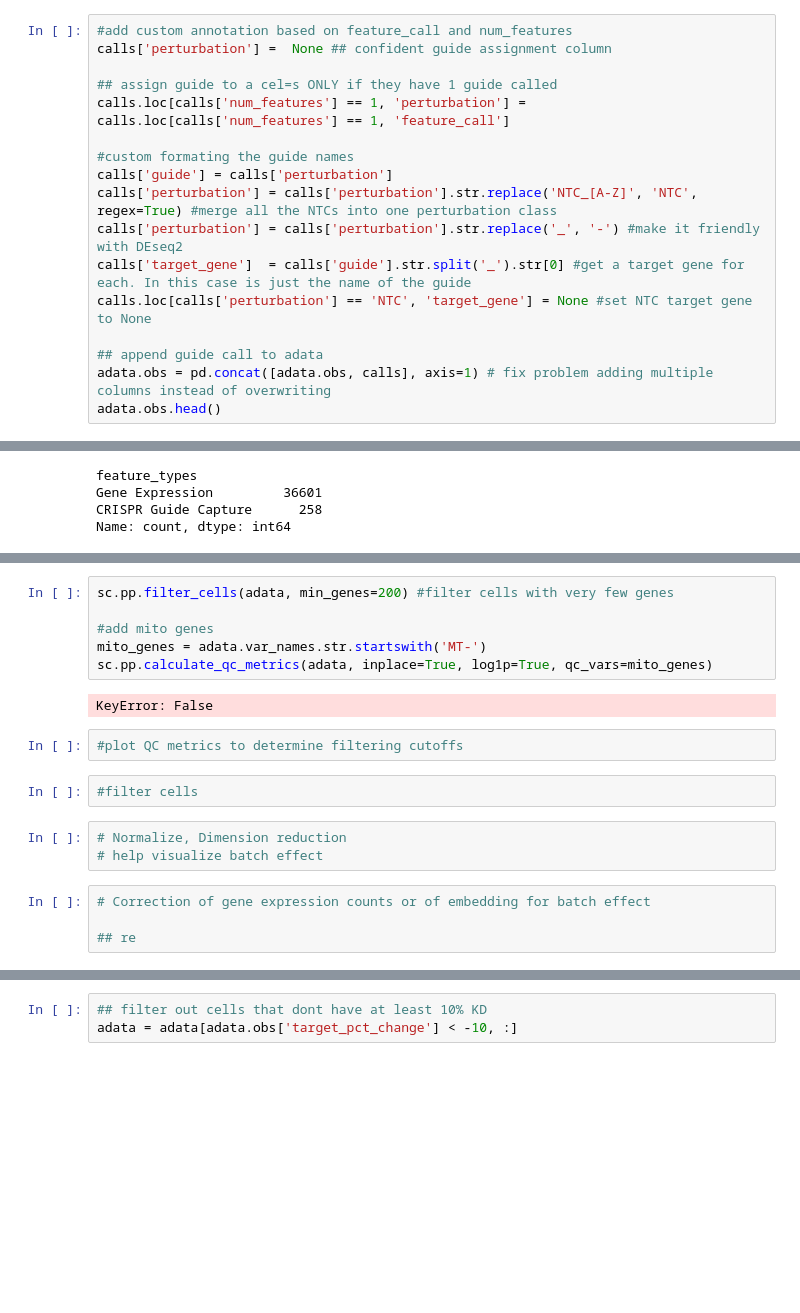
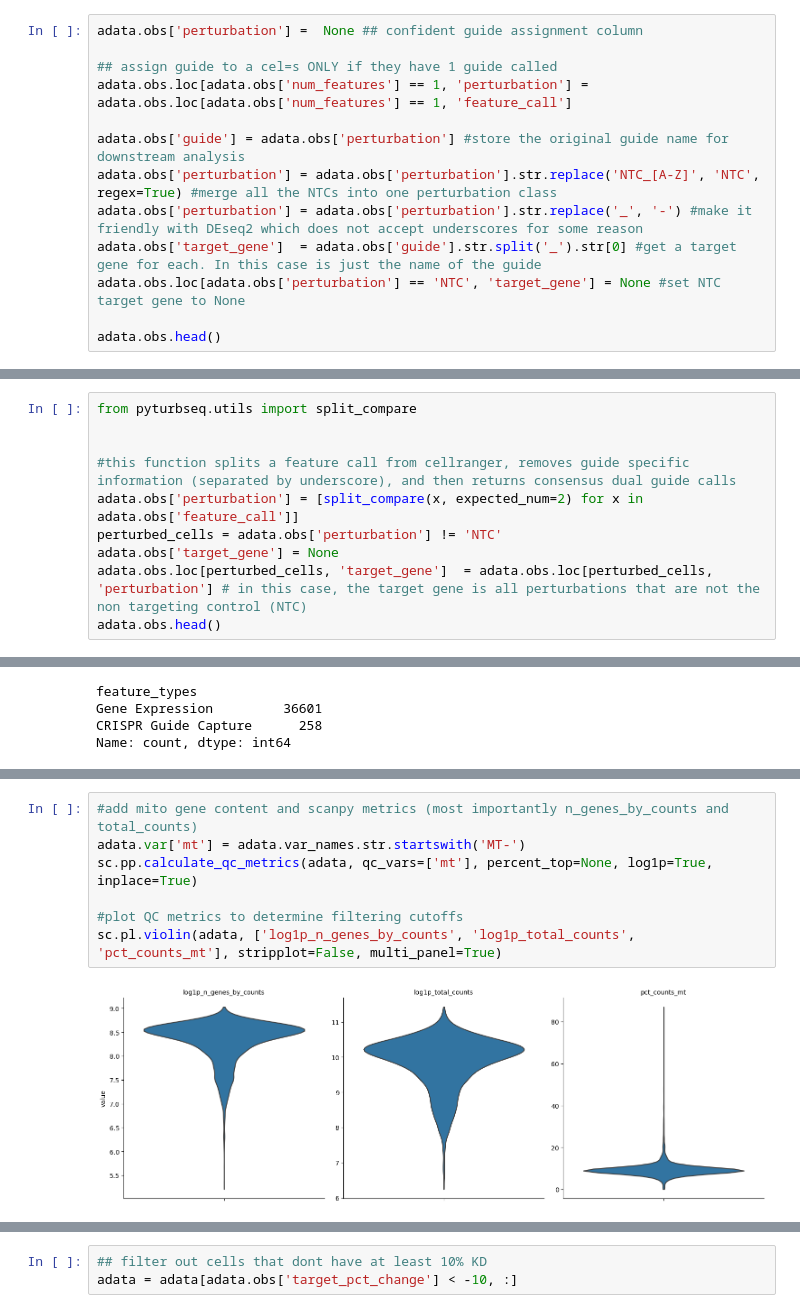
Before and after one commit to aidanwinters/pyturbseq, a Jupyter notebook: Pyturbseq_Tutorial.ipynb, the cells around one changed output, grey strips where cells are left out. Saved outputs shown, nothing was run; the diff lists cells and outputs as text; blank space fills up the shorter version.

```diff
--- a/Pyturbseq_Tutorial.ipynb
+++ b/Pyturbseq_Tutorial.ipynb
@@ -62,17 +107,13 @@ Overlap with cbcs:
 # %%
-#add custom annotation based on feature_call and num_features
-calls['perturbation'] =  None ## confident guide assignment column
+adata.obs['perturbation'] =  None ## confident guide assignment column
 
 ## assign guide to a cel=s ONLY if they have 1 guide called
-calls.loc[calls['num_features'] == 1, 'perturbation'] = calls.loc[calls['num_features'] == 1, 'feature_call']
+adata.obs.loc[adata.obs['num_features'] == 1, 'perturbation'] = adata.obs.loc[adata.obs['num_features'] == 1, 'feature_call']
 
-#custom formating the guide names
-calls['guide'] = calls['perturbation']
-calls['perturbation'] = calls['perturbation'].str.replace('NTC_[A-Z]', 'NTC', regex=True) #merge all the NTCs into one perturbation class
-calls['perturbation'] = calls['perturbation'].str.replace('_', '-') #make it friendly with DEseq2
-calls['target_gene']  = calls['guide'].str.split('_').str[0] #get a target gene for each. In this case is just the name of the guide
-calls.loc[calls['perturbation'] == 'NTC', 'target_gene'] = None #set NTC target gene to None
+adata.obs['guide'] = adata.obs['perturbation'] #store the original guide name for downstream analysis
+adata.obs['perturbation'] = adata.obs['perturbation'].str.replace('NTC_[A-Z]', 'NTC', regex=True) #merge all the NTCs into one perturbation class
+adata.obs['perturbation'] = adata.obs['perturbation'].str.replace('_', '-') #make it friendly with DEseq2 which does not accept underscores for some reason
+adata.obs['target_gene']  = adata.obs['guide'].str.split('_').str[0] #get a target gene for each. In this case is just the name of the guide
+adata.obs.loc[adata.obs['perturbation'] == 'NTC', 'target_gene'] = None #set NTC target gene to None
 
-## append guide call to adata
-adata.obs = pd.concat([adata.obs, calls], axis=1) # fix problem adding multiple columns instead of overwriting
 adata.obs.head()
@@ -85,0 +122,10 @@ adata.obs.head()
+# %%
+from pyturbseq.utils import split_compare
+
+
+#this function splits a feature call from cellranger, removes guide specific information (separated by underscore), and then returns consensus dual guide calls
+adata.obs['perturbation'] = [split_compare(x, expected_num=2) for x in adata.obs['feature_call']]
+perturbed_cells = adata.obs['perturbation'] != 'NTC'
+adata.obs['target_gene'] = None
+adata.obs.loc[perturbed_cells, 'target_gene']  = adata.obs.loc[perturbed_cells, 'perturbation'] # in this case, the target gene is all perturbations that are not the non targeting control (NTC)
+adata.obs.head()
@@ -125,19 +175,9 @@ https://scanpy-tutorials.readthedocs.io/en/latest/pbmc3k.html
-# %%
-sc.pp.filter_cells(adata, min_genes=200) #filter cells with very few genes
-
-#add mito genes
-mito_genes = adata.var_names.str.startswith('MT-')
-sc.pp.calculate_qc_metrics(adata, inplace=True, log1p=True, qc_vars=mito_genes)
-# %% [output]
-KeyError: False
-# %%
-#plot QC metrics to determine filtering cutoffs
-# %%
-#filter cells
-# %%
-# Normalize, Dimension reduction
-# help visualize batch effect
-# %%
-# Correction of gene expression counts or of embedding for batch effect
-
-## re
+# %%
+#add mito gene content and scanpy metrics (most importantly n_genes_by_counts and total_counts)
+adata.var['mt'] = adata.var_names.str.startswith('MT-')
+sc.pp.calculate_qc_metrics(adata, qc_vars=['mt'], percent_top=None, log1p=True, inplace=True)
+
+#plot QC metrics to determine filtering cutoffs
+sc.pl.violin(adata, ['log1p_n_genes_by_counts', 'log1p_total_counts', 'pct_counts_mt'], stripplot=False, multi_panel=True)
+# %% [output]
+[figure, added]
```
Also changed, not shown: parts of 56 cells of this notebook, 3 other files.
